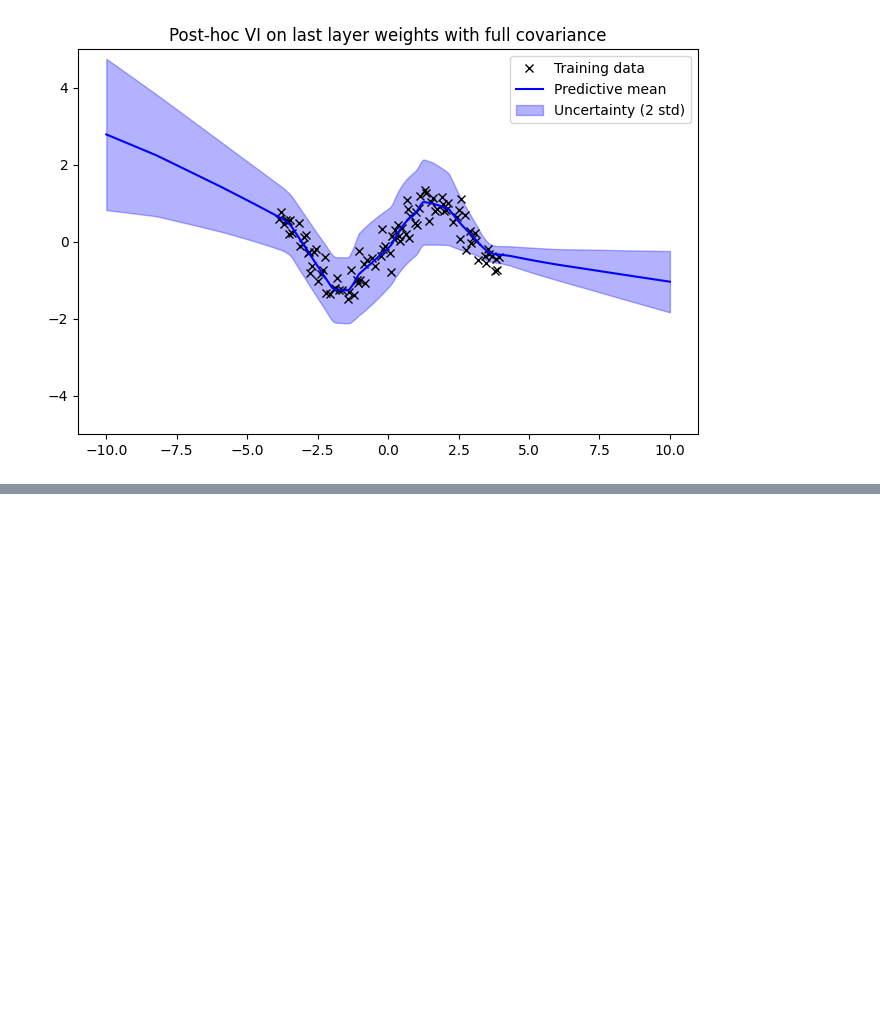
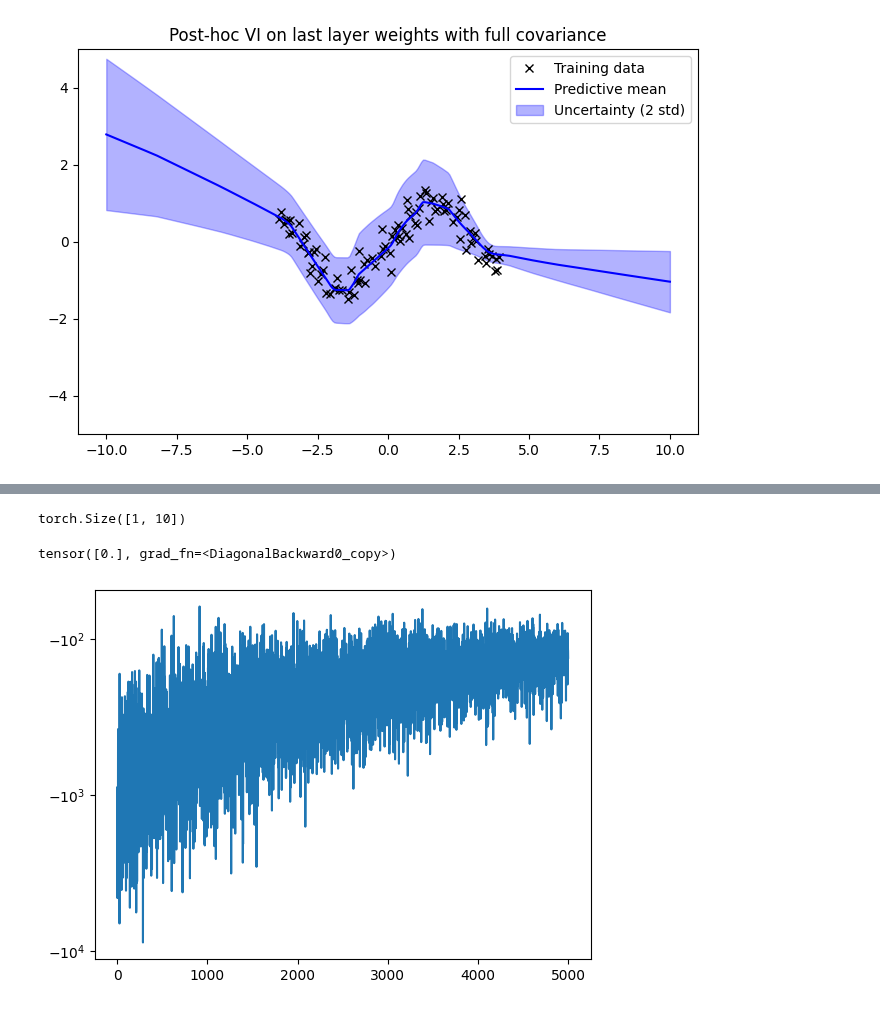
Before and after one commit to clarahoffmann/last-layer-inf, a Jupyter notebook: src/vi.ipynb, the cells around one changed output, grey strips where cells are left out. Saved outputs shown, nothing was run; the diff lists cells and outputs as text; code cells hidden in the pictures; blank space fills up the shorter version.

```diff
--- a/src/vi.ipynb
+++ b/src/vi.ipynb
@@ -753,0 +801,18 @@ plt.show()
+# %%
+last_layer_vi_hs_full_cov = LastLayerVIHorseshoeFullCov(in_features=Psi.shape[1], out_features=1, rank_B = 10)
+optimizer_vi = Adam(last_layer_vi_hs_full_cov.parameters(), lr=1e-3)
+num_epochs = 5000
+sigma_eps_sq = sigma_eps**2
+N, L = Psi.shape
+# %%
+def kl_full_cov_w_hs(mu_w, Sigma_w, lambda_vec):
+
+    Lambda = torch.diag((lambda_vec)**2)  # [p, p]
+    inv_Lambda = torch.linalg.inv(Lambda)
+
+    term_trace = torch.trace(inv_Lambda @ Sigma_w)
+    term_quad = mu_w @ inv_Lambda @ mu_w
+    term_logdet = torch.logdet(Lambda) - torch.logdet(Sigma_w + 1e-8*torch.eye(Sigma_w.shape[0]))
+
+    kl = 0.5 * (term_trace + term_quad - Sigma_w.shape[0] + term_logdet)
+    return kl
@@ -753,0 +914,13 @@ plt.show()
+# %%
+q_lambda_mu.shape
+# %% [output]
+torch.Size([1, 10])
+# %%
+Lambda
+# %% [output]
+tensor([0.], grad_fn=<DiagonalBackward0_copy>)
+# %%
+plt.plot(elbos)
+plt.yscale('symlog')
+# %% [output]
+[figure, added]
```
Also changed, not shown: parts of 12 cells of this notebook.
